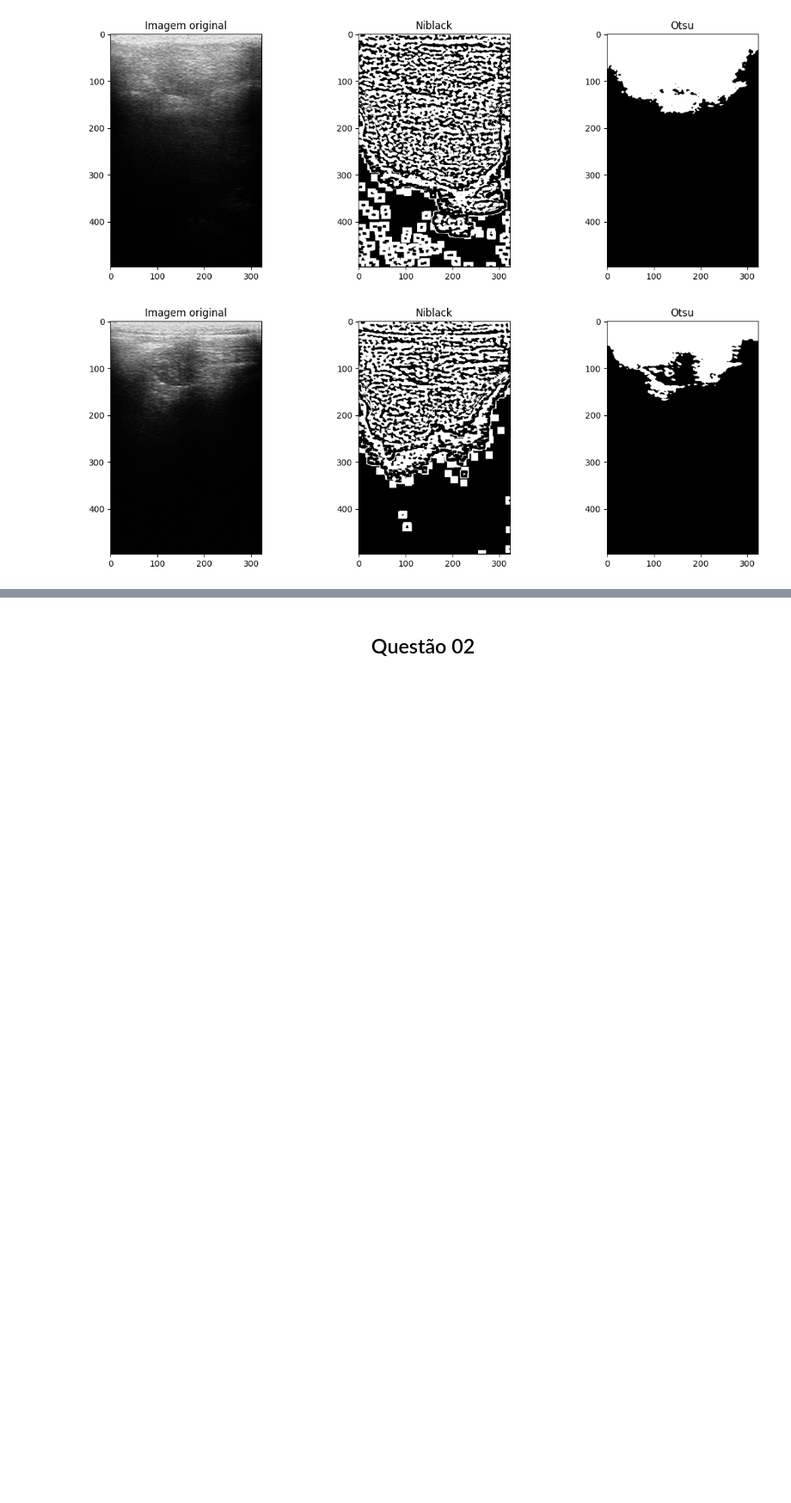
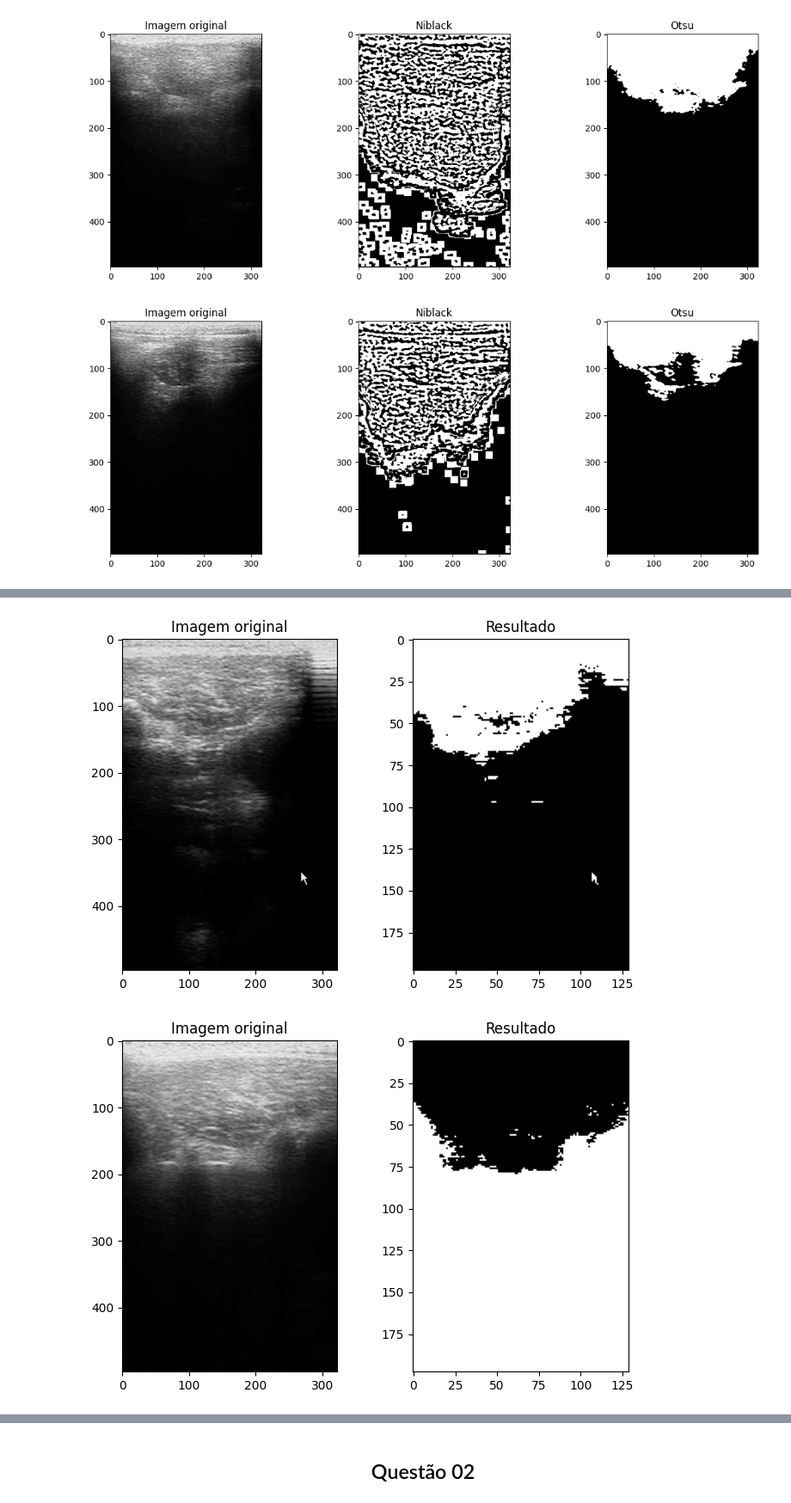
Before and after one commit to bianca-01/VisaoComputacional, a Jupyter notebook: atividade_segmentacao/segmentacao.ipynb, the cells around one changed output, grey strips where cells are left out. Shown at 86% size. Drawn from its saved outputs; the diff is of its cells as text; code cells hidden in the pictures; blank space fills up the shorter version.

```diff
--- a/atividade_segmentacao/segmentacao.ipynb
+++ b/atividade_segmentacao/segmentacao.ipynb
@@ -30,9 +30,6 @@ path_mask = 'ultrassound/masks/'
 imgs = sorted(os.listdir(path))
 masks = sorted(os.listdir(path_mask))
 imgs_obj = [Image(f'{path}{img}') for img in imgs]
-# %%
-with open('imgs.pickle','rb') as i:
-    objs = pickle.load(i)
 # %%
 len(imgs), len(masks)
 # %% [output]
@@ -98,10 +131,13 @@ def agglomerative(imgs):
 # %%
 agglomerative(imgs_obj)
 # %%
-for img in objs[10:5]:
+for img in objs[10:15]:
     fig, ax = plt.subplots(1, 2, figsize=(8, 5))
     ax[0].imshow(img.img, cmap='gray')
     ax[0].set_title('Imagem original')
     ax[1].imshow(img.img_segmentada['agglomerative'], cmap='gray')
     ax[1].set_title('Resultado')
     plt.show()
+# %% [output]
+[figure, added]
+[figure, added]
```
Also changed, not shown: parts of 20 cells of this notebook, 1 other file.
